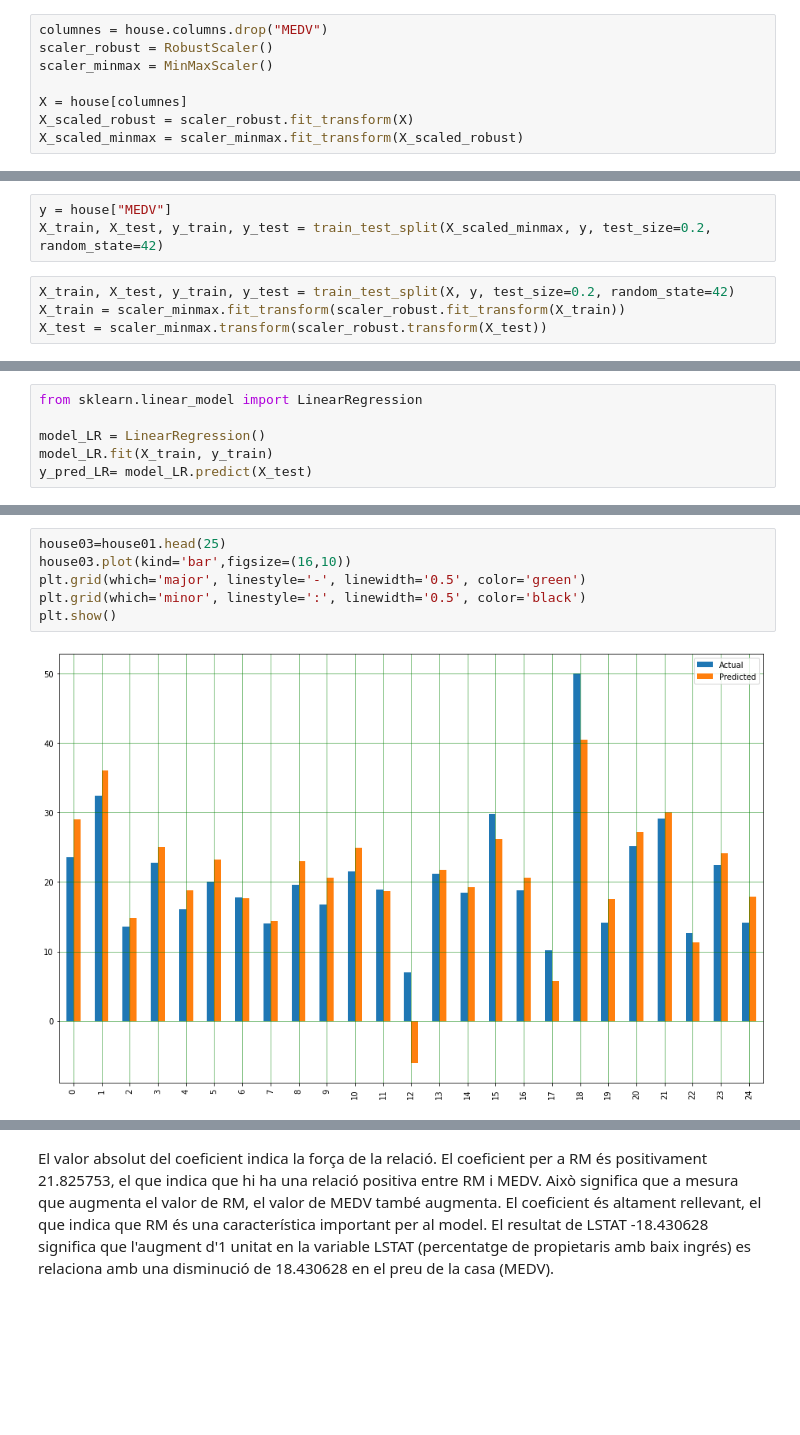
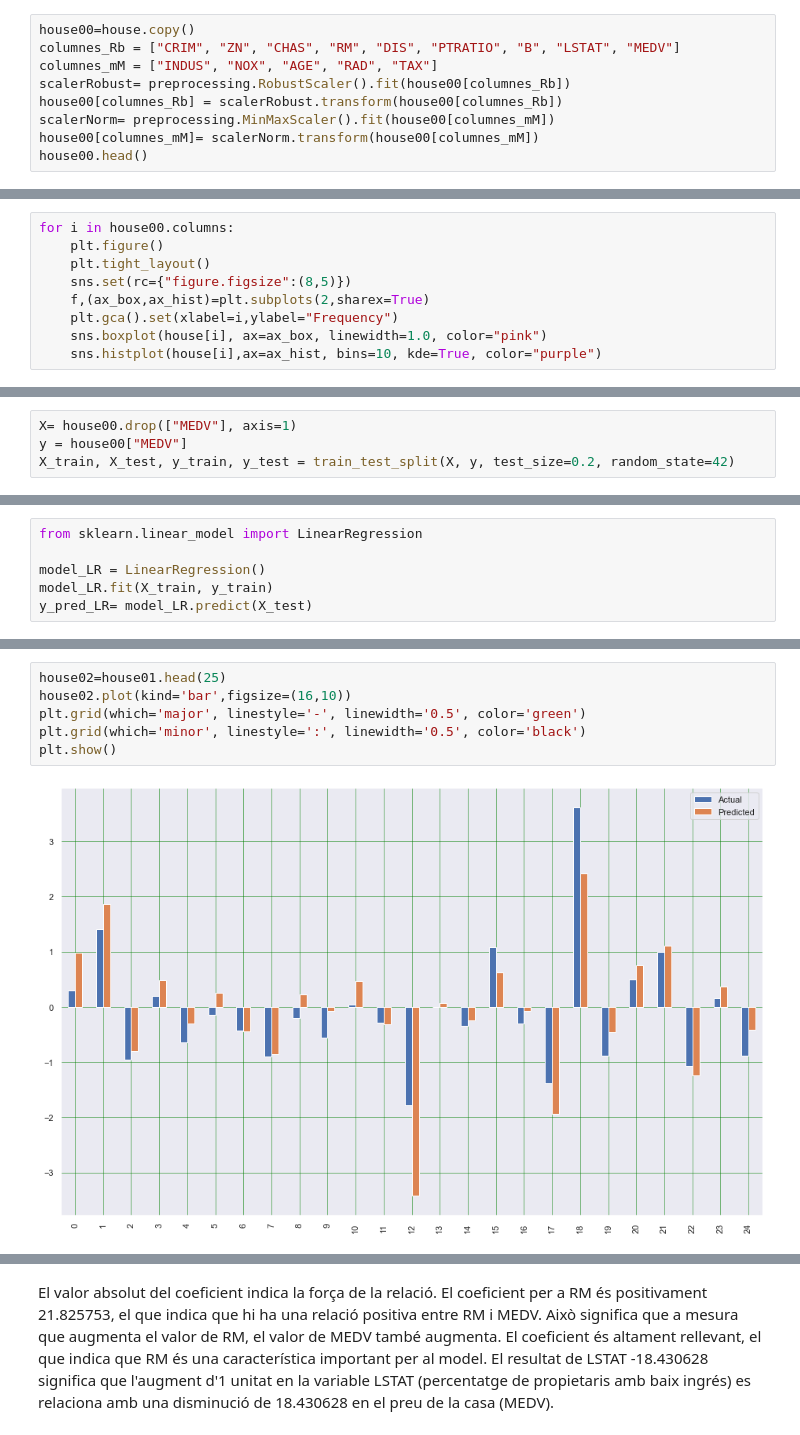
Before and after one commit to EstherSanroma23/ML_regressions, a Jupyter notebook: Tasca M06 01.ipynb, the cells around one changed output, grey strips where cells are left out. Cells and saved outputs as stored; diff of their text form; blank space fills up the shorter version.

```diff
--- a/Tasca M06 01.ipynb
+++ b/Tasca M06 01.ipynb
@@ -146,10 +204,11 @@ sns.set(rc = {'figure.figsize':(20,20)})
 from sklearn.preprocessing import RobustScaler
 from sklearn.preprocessing import MinMaxScaler
 # %%
-columnes = house.columns.drop("MEDV")
-scaler_robust = RobustScaler()
-scaler_minmax = MinMaxScaler()
-
-X = house[columnes]
-X_scaled_robust = scaler_robust.fit_transform(X)
-X_scaled_minmax = scaler_minmax.fit_transform(X_scaled_robust)
+house00=house.copy()
+columnes_Rb = ["CRIM", "ZN", "CHAS", "RM", "DIS", "PTRATIO", "B", "LSTAT", "MEDV"]
+columnes_mM = ["INDUS", "NOX", "AGE", "RAD", "TAX"]
+scalerRobust= preprocessing.RobustScaler().fit(house00[columnes_Rb])
+house00[columnes_Rb] = scalerRobust.transform(house00[columnes_Rb])
+scalerNorm= preprocessing.MinMaxScaler().fit(house00[columnes_mM])
+house00[columnes_mM]= scalerNorm.transform(house00[columnes_mM])
+house00.head()
@@ -157,3 +223,12 @@ X_scaled_minmax = scaler_minmax.fit_transform(X_scaled_robust)
 Hem normalitzat les dades utilitzant la tècnica "RobustScaler", despres ho hem fet minmax scaler .  Hem fet un robust scaler per tractar els outliers i un min-max scaler per ajustar les dades dins d'un rang específic.
 Això ens permet que les dades estiguin escalades i estiguin dins d'un rang específic, i així evitar que cap variable tingui un pes més gran en la predicció.
 Ja podem procedir a entrenar els models de regressió amb les dades normalitzades, podem fer la divisió de dades de train i test , utilitzant X_scaled_minmax com a conjunt de dades processades.
+# %%
+for i in house00.columns:
+    plt.figure()
+    plt.tight_layout()
+    sns.set(rc={"figure.figsize":(8,5)})
+    f,(ax_box,ax_hist)=plt.subplots(2,sharex=True)
+    plt.gca().set(xlabel=i,ylabel="Frequency")
+    sns.boxplot(house[i], ax=ax_box, linewidth=1.0, color="pink")
+    sns.histplot(house[i],ax=ax_hist, bins=10, kde=True, color="purple")
@@ -160,12 +249,9 @@ Ja podem procedir a entrenar els models de regressió amb les dades normalitzade
 # %%
 from sklearn.model_selection import train_test_split
 # %%
-y = house["MEDV"]
-X_train, X_test, y_train, y_test = train_test_split(X_scaled_minmax, y, test_size=0.2, random_state=42)
+X= house00.drop(["MEDV"], axis=1)
+y = house00["MEDV"]
+X_train, X_test, y_train, y_test = train_test_split(X, y, test_size=0.2, random_state=42)
-# %%
-X_train, X_test, y_train, y_test = train_test_split(X, y, test_size=0.2, random_state=42)
-X_train = scaler_minmax.fit_transform(scaler_robust.fit_transform(X_train))
-X_test = scaler_minmax.transform(scaler_robust.transform(X_test))
 # %%
 print(X_train.shape, X_test.shape, y_train.shape, y_test.shape)
 # %% [output]
@@ -230,12 +301,12 @@ house01
 102 rows × 2 columns
 # %%
-house03=house01.head(25)
-house03.plot(kind='bar',figsize=(16,10))
+house02=house01.head(25)
+house02.plot(kind='bar',figsize=(16,10))
 plt.grid(which='major', linestyle='-', linewidth='0.5', color='green')
 plt.grid(which='minor', linestyle=':', linewidth='0.5', color='black')
 plt.show()
 # %% [output]
-[figure, old version]
+[figure, new version]
 # %%
 coeff_house = pd.DataFrame(model_LR.coef_, X.columns, columns=['Coefficient'])
 coeff_house
```
Also changed, not shown: parts of 47 cells of this notebook.
